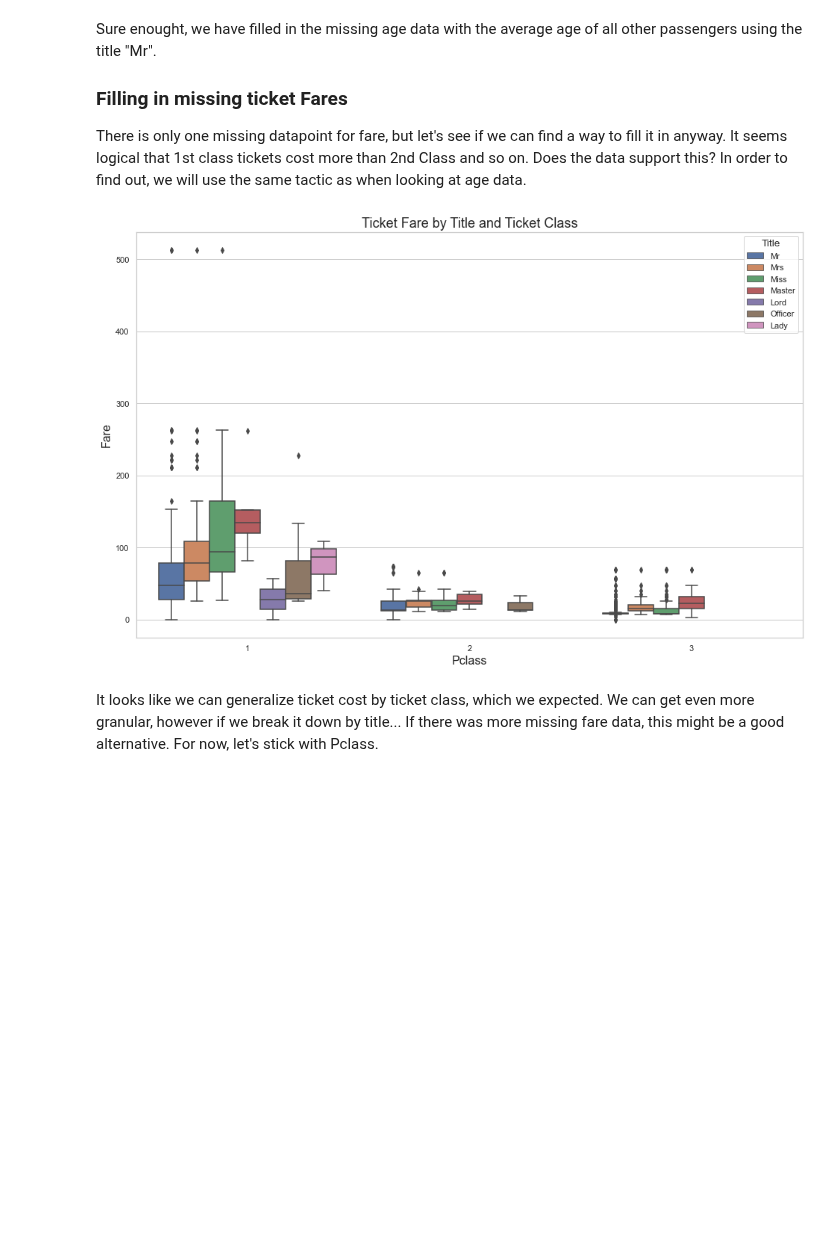
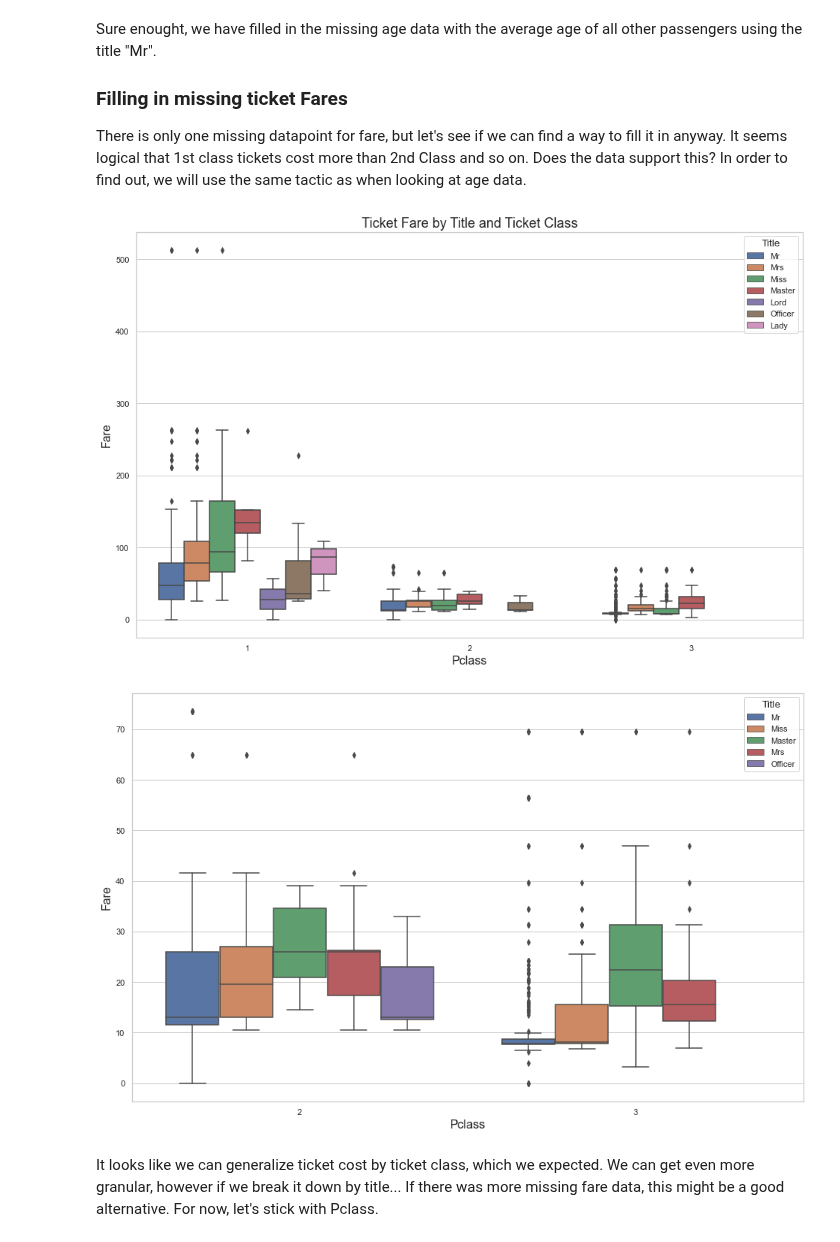
Before and after one commit to wcneill/ml-from-scratch, a Jupyter notebook: kaggle/titanic/titanic_ml.ipynb, the cells around one changed output. Drawn from its saved outputs; the diff is of its cells as text; code cells hidden in the pictures; blank space fills up the shorter version.

```diff
--- a/kaggle/titanic/titanic_ml.ipynb
+++ b/kaggle/titanic/titanic_ml.ipynb
@@ -224,8 +234,11 @@ There is only one missing datapoint for fare, but let's see if we can find a way
 # %%
 sns.boxplot(x='Pclass', y='Fare', hue='Title', data=df).set_title("Ticket Fare by Title and Ticket Class")
 plt.show()
+sns.boxplot(x='Pclass', y='Fare', hue='Title', data=df.loc[df.Pclass > 1])
+plt.show()
 # %% [output]
 [figure]
+[figure, added]
 # %% [markdown]
 It looks like we can generalize ticket cost by ticket class, which we expected. We can get even more granular, however if we break it down by title... If there was more missing fare data, this might be a good alternative. For now, let's stick with Pclass.
 # %%
```
Also changed, not shown: parts of 26 cells of this notebook.
